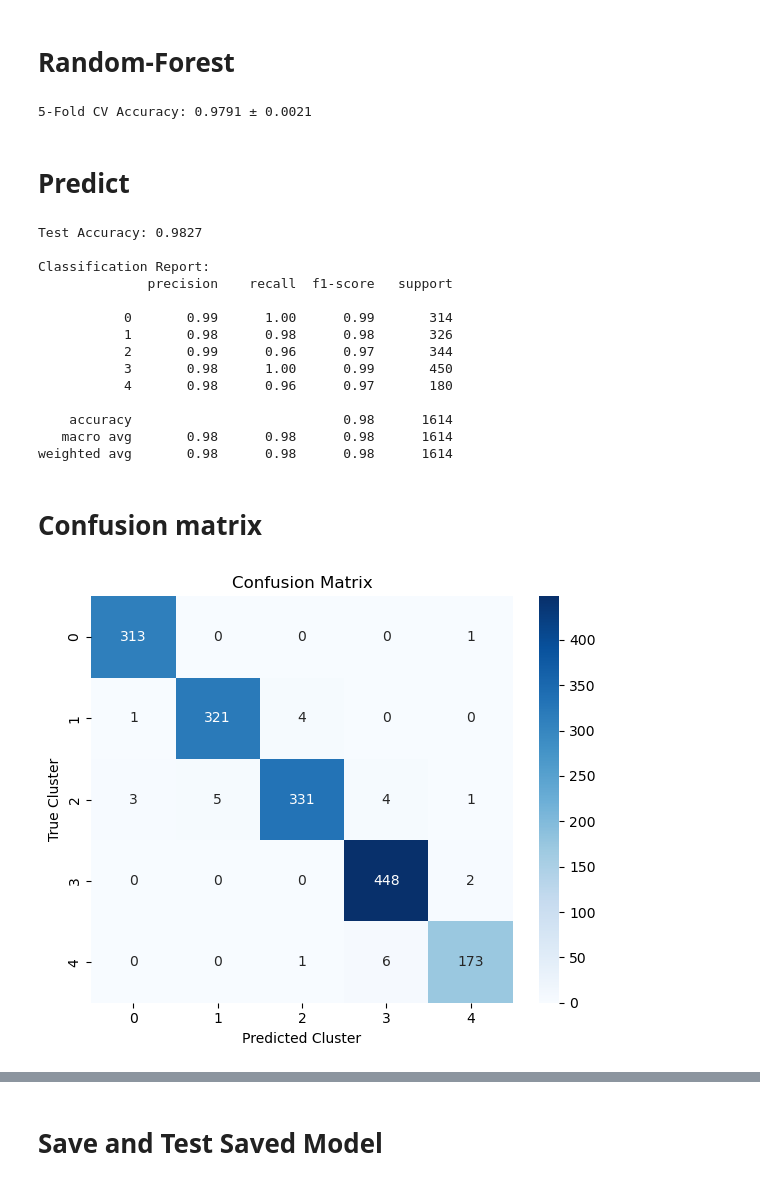
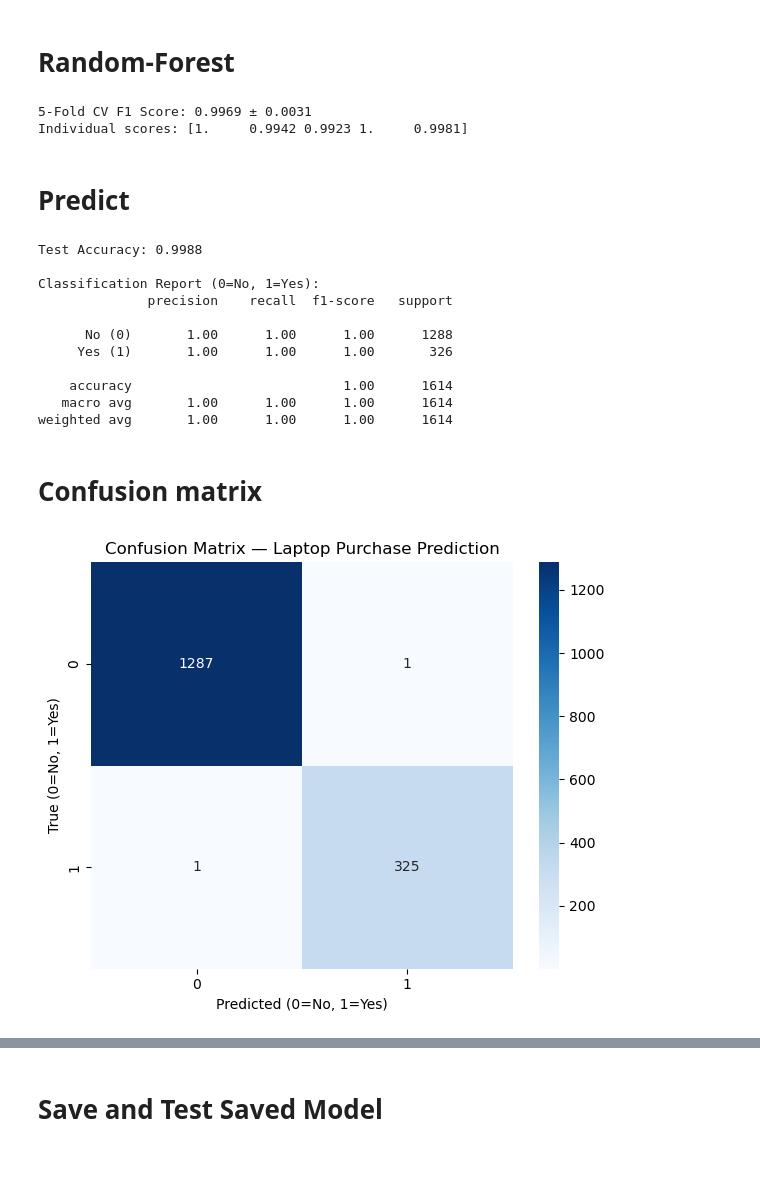
Before and after one commit to aashisrjl/customer-segmentation-purchace-Behaviour-Classification, a Jupyter notebook: notebooks/04_classification.ipynb, the cells around one changed output, grey strips where cells are left out. Cells and saved outputs as stored; diff of their text form; code cells hidden in the pictures.

```diff
--- a/notebooks/04_classification.ipynb
+++ b/notebooks/04_classification.ipynb
@@ -25,13 +27,18 @@ PLOT_DIR.mkdir(parents=True, exist_ok=True)
 # Read Data
 # %%
 
-X = pd.read_csv('../data/processed/processed_data.csv')
-clustered = pd.read_csv('../data/processed/clustered_data.csv')
-y = clustered['Cluster']
+# Load processed data
+df = pd.read_csv('../data/processed/processed_data.csv')
 
-if len(X) != len(y):
-    raise ValueError('Row mismatch between processed_data.csv and clustered_data.csv')
+# Separate features and target
+if 'BuyLaptop' not in df.columns:
+    raise ValueError('BuyLaptop column not found in processed_data.csv')
+
+X = df.drop(columns=['BuyLaptop'])
+y = df['BuyLaptop']
 
 print(f'Features shape: {X.shape} | Target shape: {y.shape}')
+print(f'Target distribution:\n{y.value_counts()}')
+print(f'  0 (No): {(y == 0).sum()}, 1 (Yes): {(y == 1).sum()}')
 # %% [output]
 Features shape: (8068, 8) | Target shape: (8068,)
@@ -48,52 +61,52 @@ Train: (6454, 8) | Test: (1614, 8)
 # %% [markdown]
 # Random-Forest
 # %%
-# Train Random Forest classifier
-clf = RandomForestClassifier(n_estimators=100, random_state=42, n_jobs=-1)
+# Train Random Forest classifier for laptop purchase prediction
+clf = RandomForestClassifier(n_estimators=200, random_state=42, n_jobs=-1)
 clf.fit(X_train, y_train)
 
-cv_scores = cross_val_score(clf, X_train, y_train, cv=5, scoring='accuracy')
-print(f'5-Fold CV Accuracy: {cv_scores.mean():.4f} ± {cv_scores.std():.4f}')
+cv_scores = cross_val_score(clf, X_train, y_train, cv=5, scoring='f1')
+print(f'5-Fold CV F1 Score: {cv_scores.mean():.4f} ± {cv_scores.std():.4f}')
+print(f'Individual scores: {cv_scores.round(4)}')
 # %% [output]
-5-Fold CV Accuracy: 0.9791 ± 0.0021
+5-Fold CV F1 Score: 0.9969 ± 0.0031
+Individual scores: [1.     0.9942 0.9923 1.     0.9981]
 # %% [markdown]
 # Predict
 # %%
 # Evaluate on test set
 y_pred = clf.predict(X_test)
-print(f'Test Accuracy: {accuracy_score(y_test, y_pred):.4f}')
-print('\nClassification Report:')
-print(classification_report(y_test, y_pred))
+accuracy = accuracy_score(y_test, y_pred)
+print(f'Test Accuracy: {accuracy:.4f}')
+print('\nClassification Report (0=No, 1=Yes):')
+print(classification_report(y_test, y_pred, target_names=['No (0)', 'Yes (1)']))
 # %% [output]
-Test Accuracy: 0.9827
+Test Accuracy: 0.9988
 
-Classification Report:
+Classification Report (0=No, 1=Yes):
               precision    recall  f1-score   support
 
-           0       0.99      1.00      0.99       314
-           1       0.98      0.98      0.98       326
-           2       0.99      0.96      0.97       344
-           3       0.98      1.00      0.99       450
-           4       0.98      0.96      0.97       180
+      No (0)       1.00      1.00      1.00      1288
+     Yes (1)       1.00      1.00      1.00       326
 
-    accuracy                           0.98      1614
-   macro avg       0.98      0.98      0.98      1614
-weighted avg       0.98      0.98      0.98      1614
+    accuracy                           1.00      1614
+   macro avg       1.00      1.00      1.00      1614
+weighted avg       1.00      1.00      1.00      1614
 # %% [markdown]
 # Confusion matrix
 # %%
 # Confusion matrix
 cm = confusion_matrix(y_test, y_pred)
 plt.figure(figsize=(6, 5))
 sns.heatmap(cm, annot=True, fmt='d', cmap='Blues')
-plt.xlabel('Predicted Cluster')
-plt.ylabel('True Cluster')
-plt.title('Confusion Matrix')
+plt.xlabel('Predicted (0=No, 1=Yes)')
+plt.ylabel('True (0=No, 1=Yes)')
+plt.title('Confusion Matrix — Laptop Purchase Prediction')
 plt.tight_layout()
 plt.savefig(PLOT_DIR / 'confusion_matrix.png', dpi=150)
 plt.show()
 # %% [output]
-[figure, old version]
+[figure, new version]
 # %%
 # Feature importance
 importances = pd.Series(clf.feature_importances_, index=X.columns).sort_values(ascending=False)
```
Also changed, not shown: parts of 5 cells of this notebook, 15 other files.
